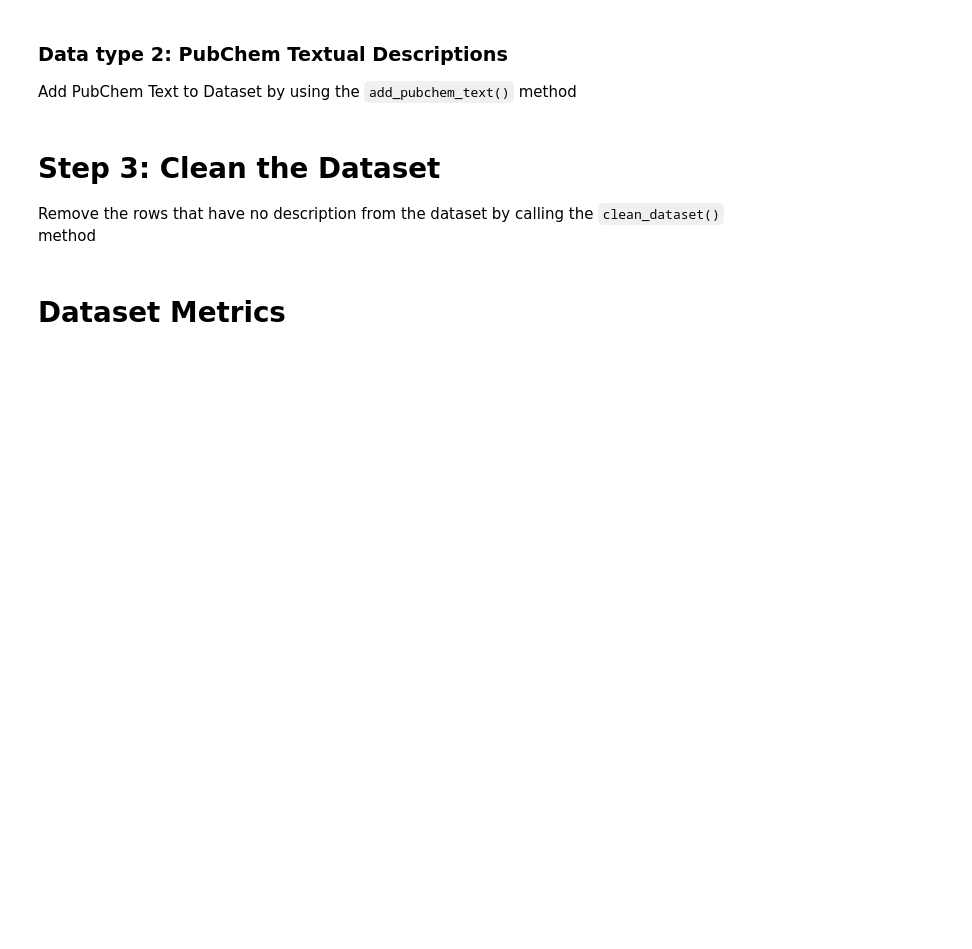
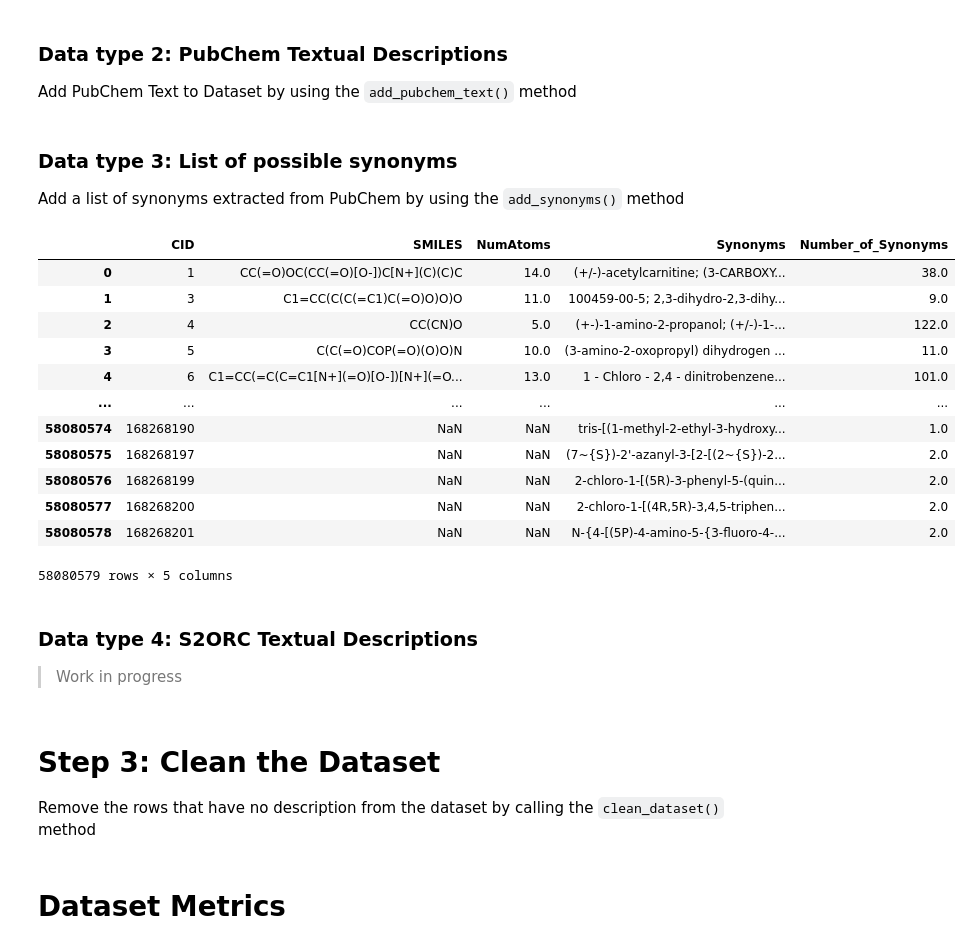
Before and after one commit to ur-whitelab/joint-chem-space, a Jupyter notebook: experiments/dataset_builder.ipynb, the cells around one changed output. Cells and saved outputs as stored; diff of their text form; code cells hidden in the pictures; blank space fills up the shorter version.

Commit message:
Implemented synonyms examples on the working notebook

```diff
--- a/experiments/dataset_builder.ipynb
+++ b/experiments/dataset_builder.ipynb
@@ -100,6 +149,35 @@ DB.add_pubchem_text()
 
 # Save as csv
 DB.dataset.to_csv('../chemspace/Dataset/Data/Dataset.csv', index=False)
+# %% [markdown]
+### Data type 3: List of possible synonyms
+
+Add a list of synonyms extracted from PubChem by using the `add_synonyms()` method
+# %%
+DB = DatasetBuilder('../chemspace/Dataset/Data/Dataset.csv')
+# %%
+DB.add_synonyms()
+DB.dataset.to_csv('../chemspace/Dataset/Data/Dataset.csv', index=False)
+# %%
+DB.dataset
+# %% [output]
+|  | CID | SMILES | NumAtoms | Synonyms | Number_of_Synonyms |
+| 0 | 1 | CC(=O)OC(CC(=O)[O-])C[N+](C)(C)C | 14.0 | (+/-)-acetylcarnitine; (3-CARBOXY... | 38.0 |
+| 1 | 3 | C1=CC(C(C(=C1)C(=O)O)O)O | 11.0 | 100459-00-5; 2,3-dihydro-2,3-dihy... | 9.0 |
+| 2 | 4 | CC(CN)O | 5.0 | (+-)-1-amino-2-propanol; (+/-)-1-... | 122.0 |
+| 3 | 5 | C(C(=O)COP(=O)(O)O)N | 10.0 | (3-amino-2-oxopropyl) dihydrogen ... | 11.0 |
+| 4 | 6 | C1=CC(=C(C=C1[N+](=O)[O-])[N+](=O... | 13.0 | 1 - Chloro - 2,4 - dinitrobenzene... | 101.0 |
+| ... | ... | ... | ... | ... | ... |
+| 58080574 | 168268190 | NaN | NaN | tris-[(1-methyl-2-ethyl-3-hydroxy... | 1.0 |
+| 58080575 | 168268197 | NaN | NaN | (7~{S})-2'-azanyl-3-[2-[(2~{S})-2... | 2.0 |
+| 58080576 | 168268199 | NaN | NaN | 2-chloro-1-[(5R)-3-phenyl-5-(quin... | 2.0 |
+| 58080577 | 168268200 | NaN | NaN | 2-chloro-1-[(4R,5R)-3,4,5-triphen... | 2.0 |
+| 58080578 | 168268201 | NaN | NaN | N-{4-[(5P)-4-amino-5-{3-fluoro-4-... | 2.0 |
+58080579 rows × 5 columns
+# %% [markdown]
+### Data type 4: S2ORC Textual Descriptions
+
+> Work in progress
 # %%
 DB.add_s2r_text() # Work in progress, incomplete. Just generates a csv of concatenated text for now
 # %% [markdown]
```
Also changed, not shown: parts of 2 cells of this notebook, 1 other file.
